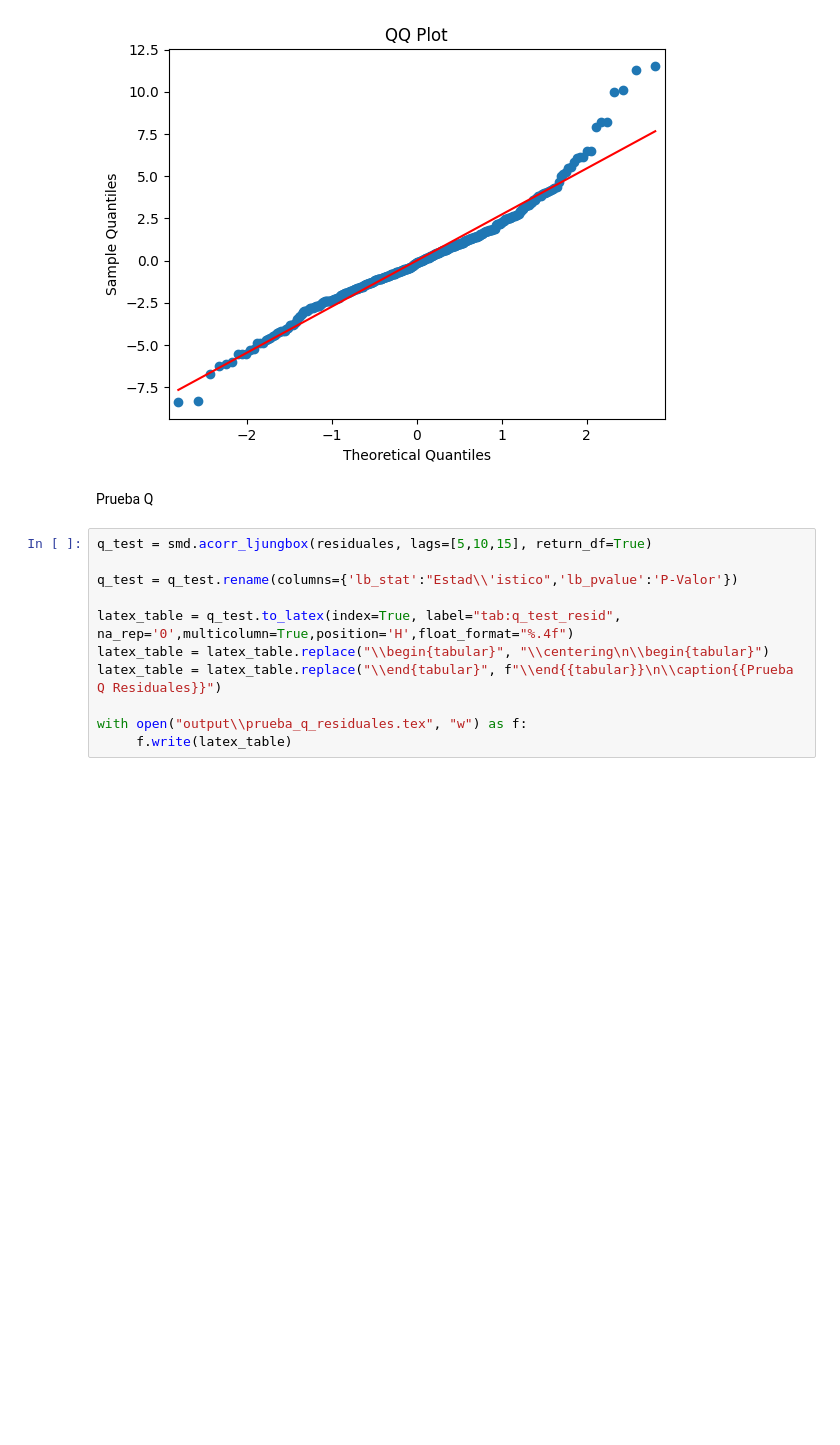
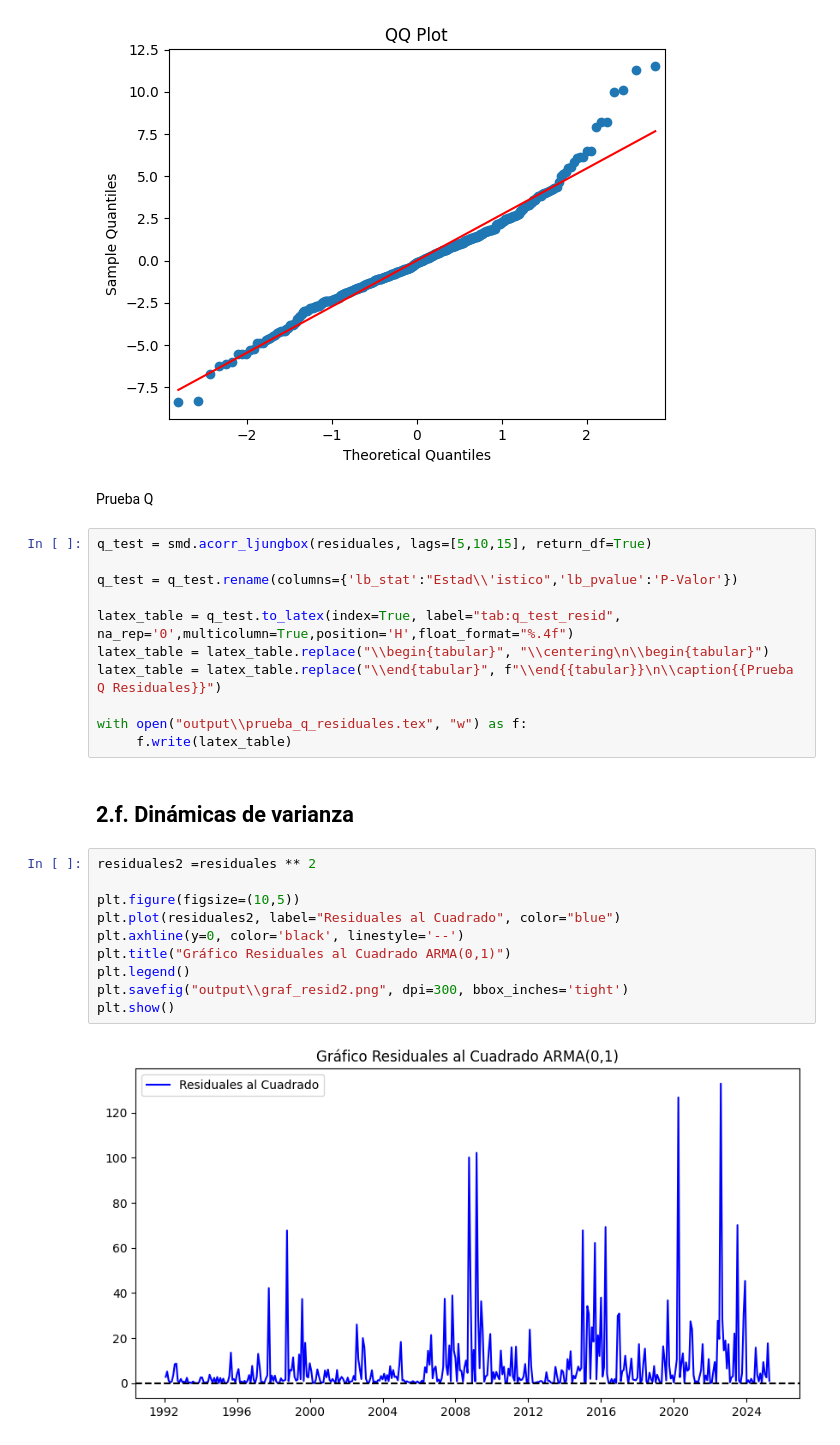
Before and after one commit to nicolozanoh/202510-Series-Taller2, a Jupyter notebook: scripts/nb.ipynb, the cells around one changed output. Drawn from its saved outputs; the diff is of its cells as text; blank space fills up the shorter version.

```diff
--- a/scripts/nb.ipynb
+++ b/scripts/nb.ipynb
@@ -272,3 +272,17 @@ latex_table = latex_table.replace("\\end{tabular}", f"\\end{{tabular}}\n\\captio
 
 with open("output\\prueba_q_residuales.tex", "w") as f:
      f.write(latex_table)
+# %% [markdown]
+## **2.f. Dinámicas de varianza**
+# %%
+residuales2 =residuales ** 2
+
+plt.figure(figsize=(10,5))
+plt.plot(residuales2, label="Residuales al Cuadrado", color="blue")
+plt.axhline(y=0, color='black', linestyle='--')
+plt.title("Gráfico Residuales al Cuadrado ARMA(0,1)")
+plt.legend()
+plt.savefig("output\\graf_resid2.png", dpi=300, bbox_inches='tight')
+plt.show()
+# %% [output]
+[figure, added]
```
Also changed, not shown: parts of 2 cells of this notebook, 3 other files.
